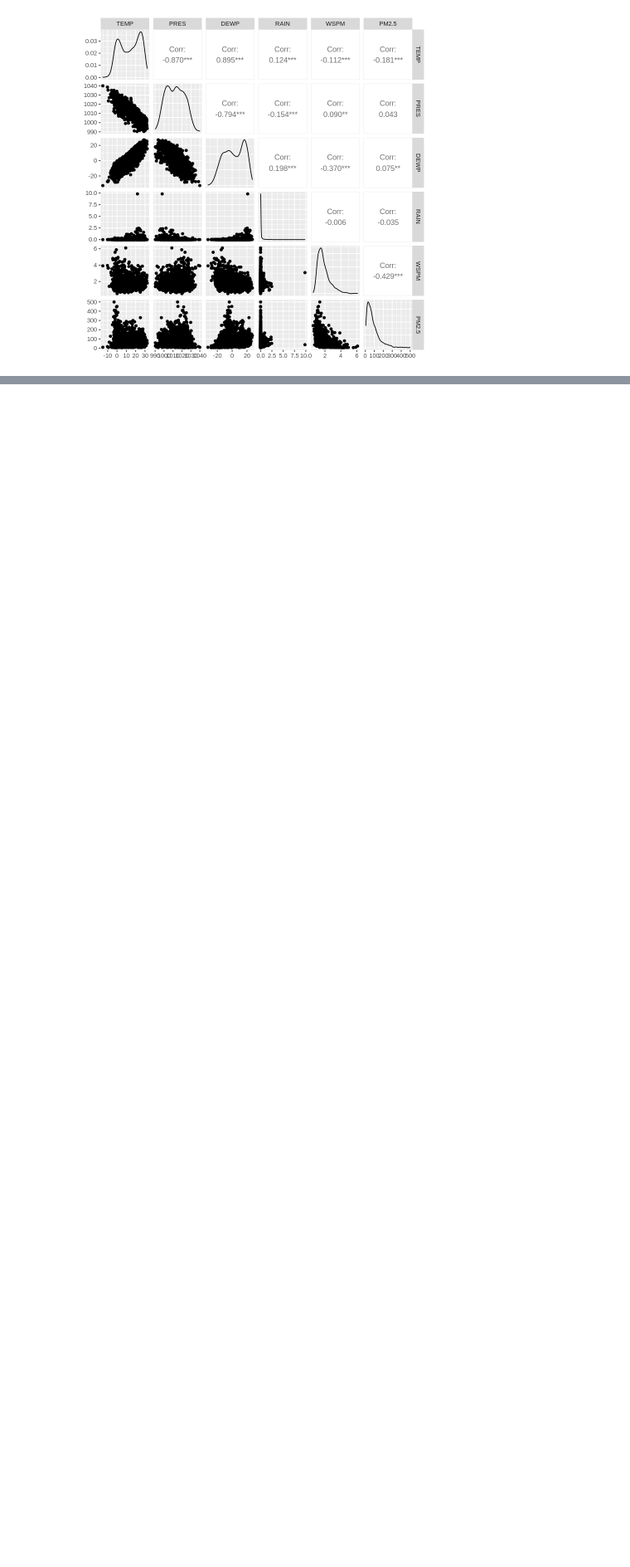
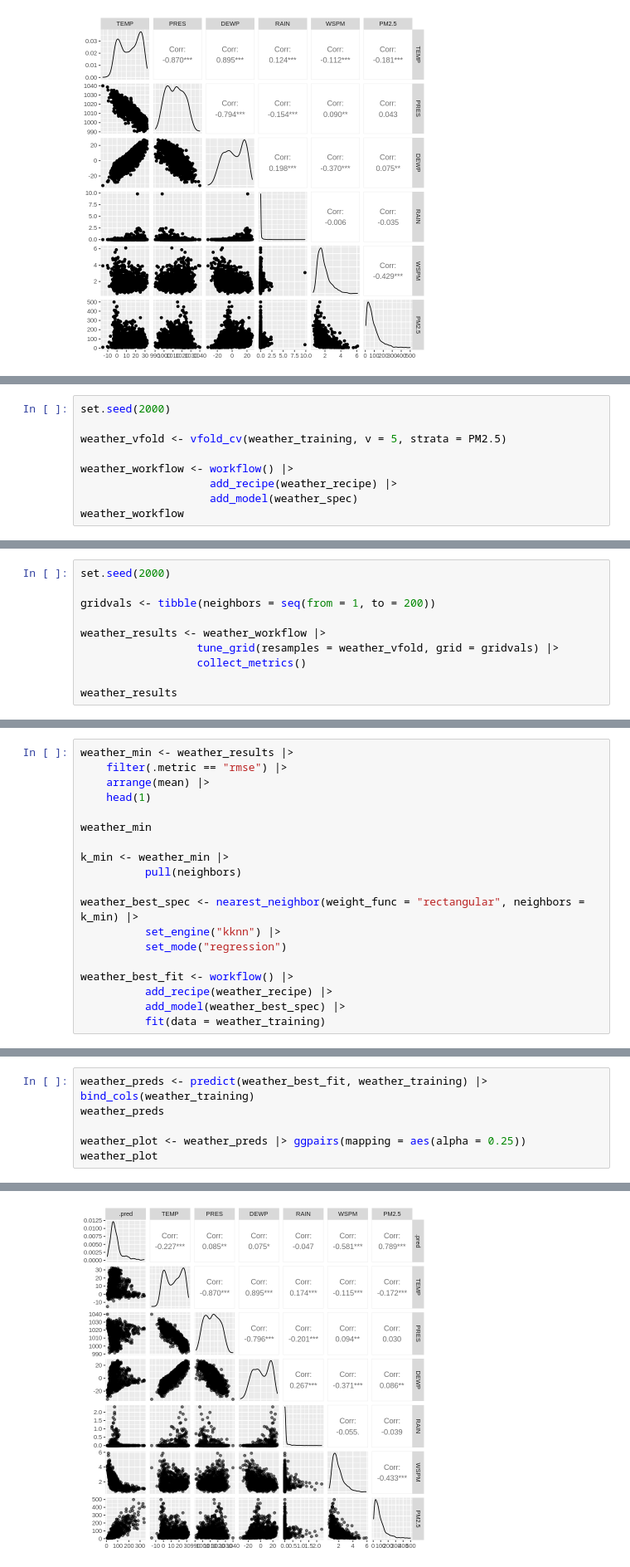
Before and after one commit to Noname397/dsci100groupproject96, a Jupyter notebook: Final Project.ipynb, the cells around one changed output, grey strips where cells are left out. Shown: that part at 83% size. Saved outputs shown, nothing was run; the diff lists cells and outputs as text; blank space fills up the shorter version.

Commit message:
added final data

```diff
--- a/Final Project.ipynb
+++ b/Final Project.ipynb
@@ -42,0 +110,9 @@ A tibble: 1252 × 6
+# %%
+set.seed(2000)
+
+weather_vfold <- vfold_cv(weather_training, v = 5, strata = PM2.5)
+
+weather_workflow <- workflow() |>
+                    add_recipe(weather_recipe) |>
+                    add_model(weather_spec)
+weather_workflow
@@ -42,0 +138,10 @@ A tibble: 1252 × 6
+# %%
+set.seed(2000)
+
+gridvals <- tibble(neighbors = seq(from = 1, to = 200))
+
+weather_results <- weather_workflow |>
+                  tune_grid(resamples = weather_vfold, grid = gridvals) |>
+                  collect_metrics()
+
+weather_results
@@ -42,0 +159,19 @@ A tibble: 1252 × 6
+# %%
+weather_min <- weather_results |>
+    filter(.metric == "rmse") |>
+    arrange(mean) |>
+    head(1)
+
+weather_min
+
+k_min <- weather_min |>
+          pull(neighbors)
+
+weather_best_spec <- nearest_neighbor(weight_func = "rectangular", neighbors = k_min) |>
+          set_engine("kknn") |>
+          set_mode("regression")
+
+weather_best_fit <- workflow() |>
+          add_recipe(weather_recipe) |>
+          add_model(weather_best_spec) |>
+          fit(data = weather_training)
@@ -42,0 +183,8 @@ A tibble: 1252 × 6
+# %%
+weather_preds <- predict(weather_best_fit, weather_training) |>
+bind_cols(weather_training)
+weather_preds
+
+weather_plot <- weather_preds |> ggpairs(mapping = aes(alpha = 0.25))
+weather_plot
+# %% [output]
@@ -42,0 +201 @@ A tibble: 1252 × 6
+[figure, added]
```
Also changed, not shown: parts of 8 cells of this notebook.
